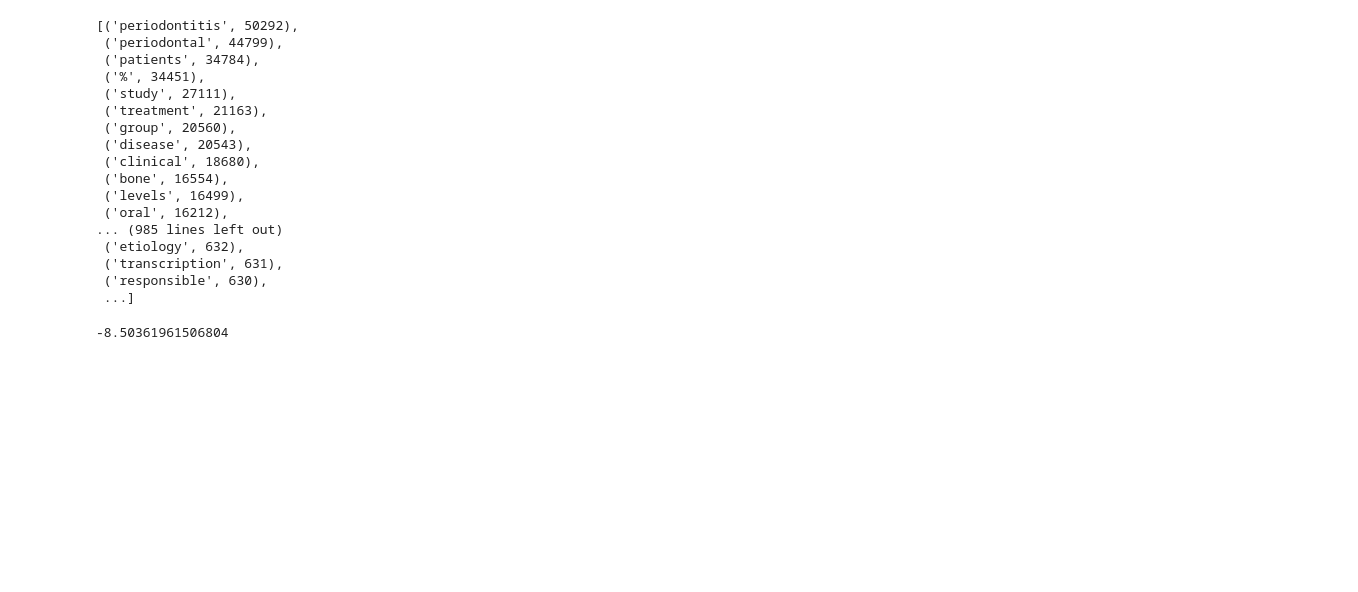
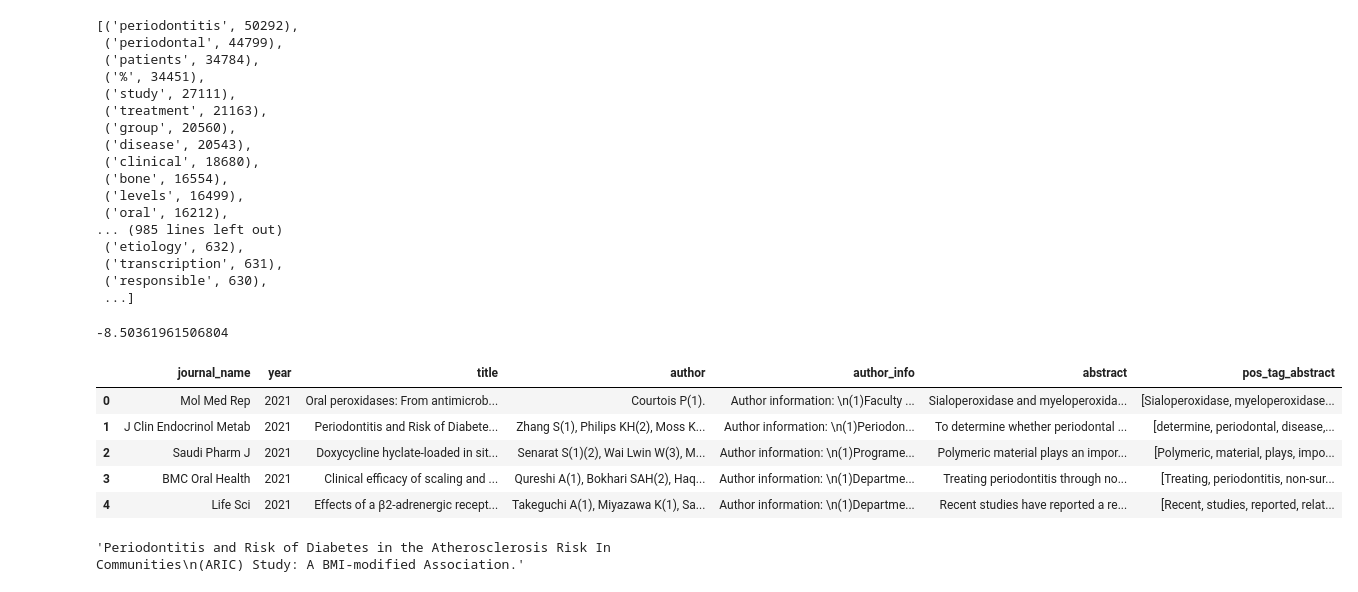
Before and after one commit to Jayhey/lesson, a Jupyter notebook: 210620/LDA_term_frequency.ipynb, the cells around one changed output. Cells and saved outputs as stored; diff of their text form; code cells hidden in the pictures; blank space fills up the shorter version.

```diff
--- a/210620/LDA_term_frequency.ipynb
+++ b/210620/LDA_term_frequency.ipynb
@@ -110,0 +122,13 @@ model.log_perplexity(corpus)
+# %%
+df.head()
+# %% [output]
+|  | journal_name | year | title | author | author_info | abstract | pos_tag_abstract |
+| 0 | Mol Med Rep | 2021 | Oral peroxidases: From antimicrob... | Courtois P(1). | Author information: \n(1)Faculty ... | Sialoperoxidase and myeloperoxida... | [Sialoperoxidase, myeloperoxidase... |
+| 1 | J Clin Endocrinol Metab | 2021 | Periodontitis and Risk of Diabete... | Zhang S(1), Philips KH(2), Moss K... | Author information: \n(1)Periodon... | To determine whether periodontal ... | [determine, periodontal, disease,... |
+| 2 | Saudi Pharm J | 2021 | Doxycycline hyclate-loaded in sit... | Senarat S(1)(2), Wai Lwin W(3), M... | Author information: \n(1)Programe... | Polymeric material plays an impor... | [Polymeric, material, plays, impo... |
+| 3 | BMC Oral Health | 2021 | Clinical efficacy of scaling and ... | Qureshi A(1), Bokhari SAH(2), Haq... | Author information: \n(1)Departme... | Treating periodontitis through no... | [Treating, periodontitis, non-sur... |
+| 4 | Life Sci | 2021 | Effects of a β2-adrenergic recept... | Takeguchi A(1), Miyazawa K(1), Sa... | Author information: \n(1)Departme... | Recent studies have reported a re... | [Recent, studies, reported, relat... |
+# %%
+df.title[1]
+# %% [output]
+'Periodontitis and Risk of Diabetes in the Atherosclerosis Risk In Communities\n(ARIC) Study: A BMI-modified Association.'
```
Also changed, not shown: parts of 2 cells of this notebook, 3 other files.
